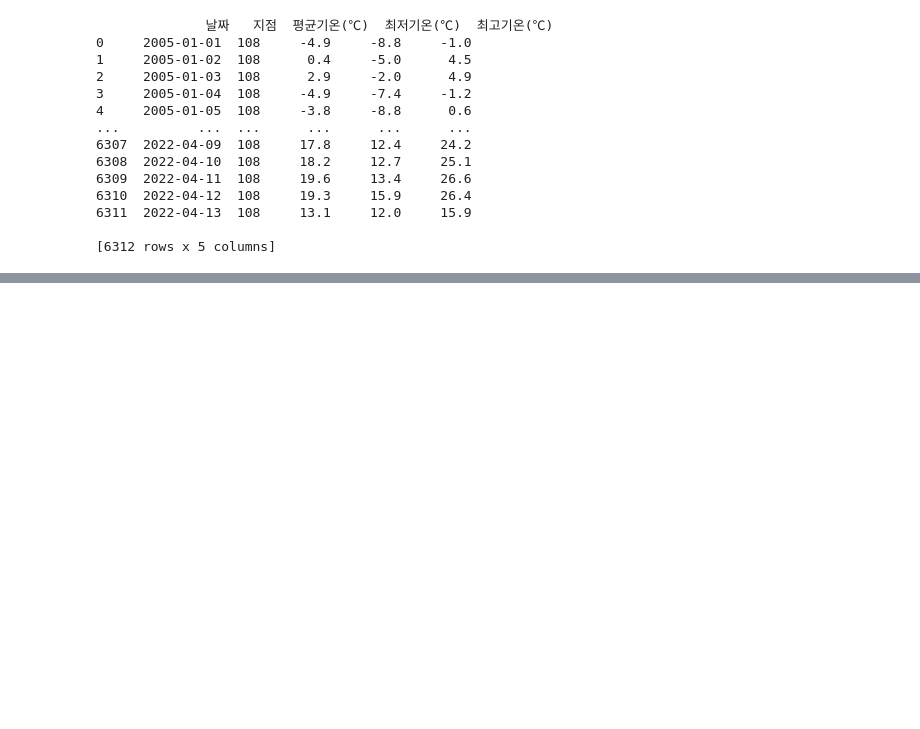
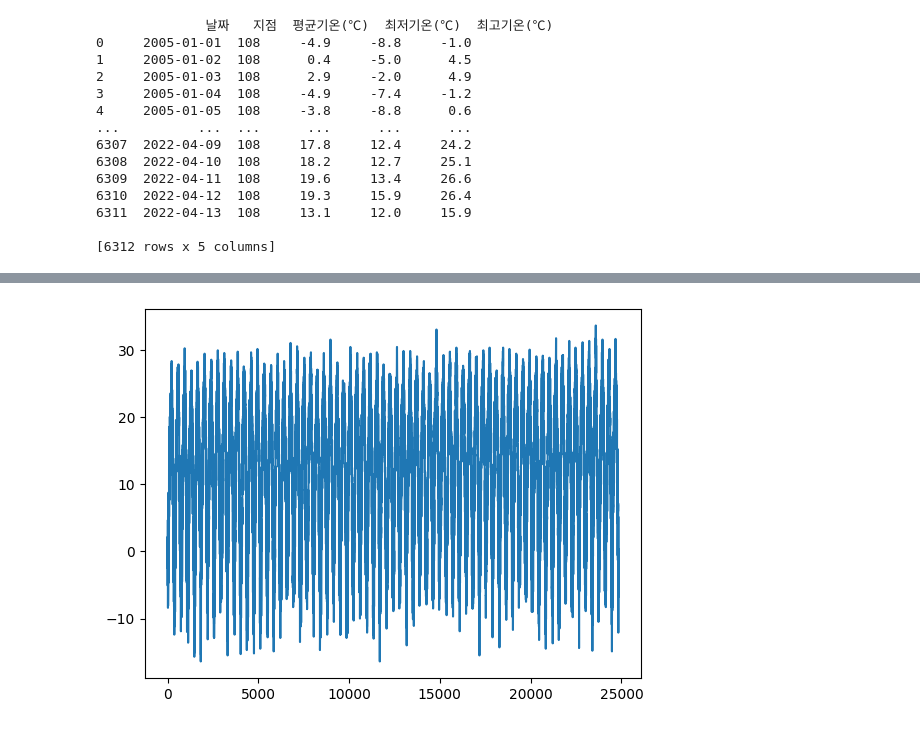
Before and after one commit to HyunWoo9930/Computational_physics, a Jupyter notebook: calculator.ipynb, the cells around one changed output, grey strips where cells are left out. Saved outputs shown, nothing was run; the diff lists cells and outputs as text; code cells hidden in the pictures; blank space fills up the shorter version.

```diff
--- a/calculator.ipynb
+++ b/calculator.ipynb
@@ -61,0 +120,8 @@ InvalidIndexError: (slice(None, None, None), 2)
+# %%
+y_early = np.loadtxt('data/seoul_temp.txt', dtype="float", usecols=2)
+x_early = list(range(y.size))
+# %%
+plt.plot(x_early, y_early)
+plt.show()
+# %% [output]
+[figure, added]
```
Also changed, not shown: parts of 12 cells of this notebook, 4 other files.
